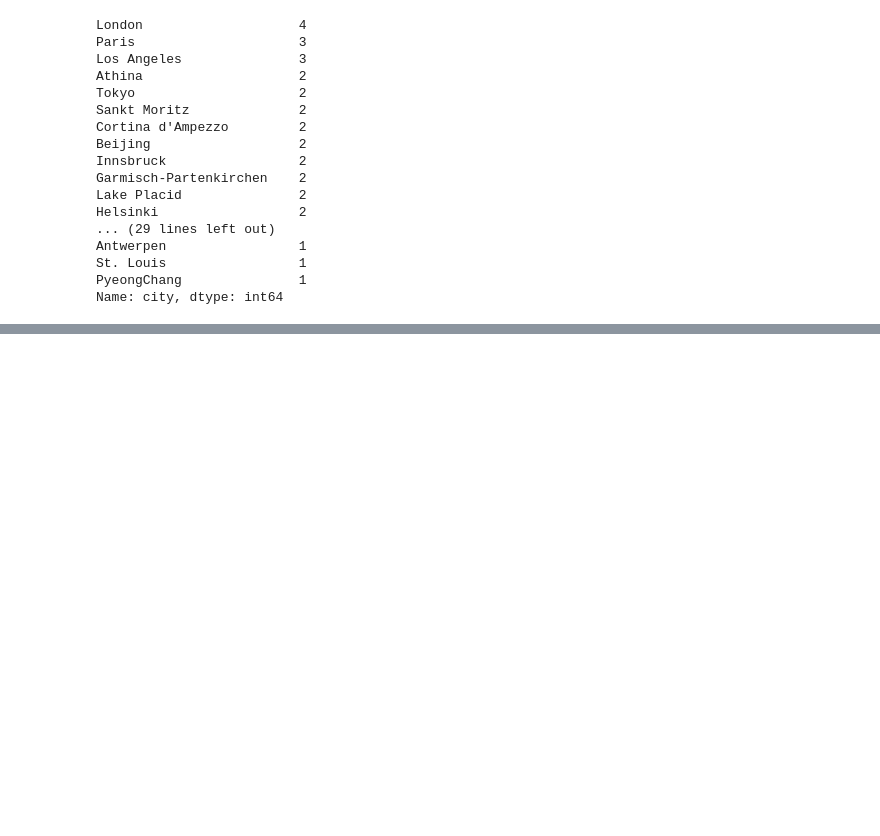
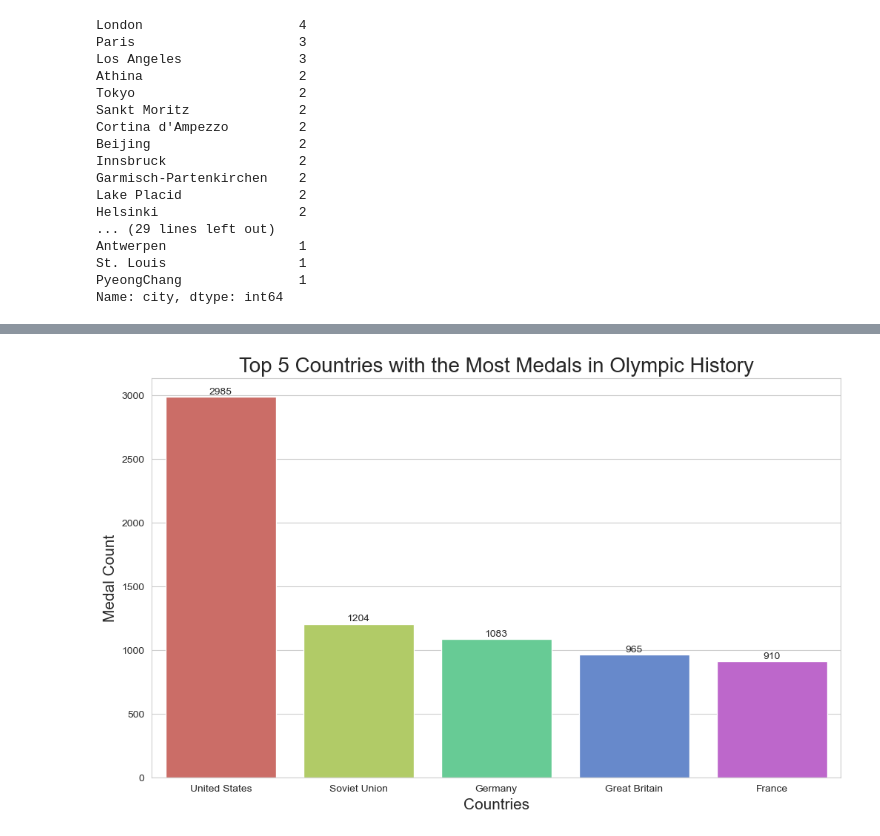
Before and after one commit to gururaser/data-analysis-of-olympic-games, a Jupyter notebook: data_analysis_of_olympic_games.ipynb, the cells around one changed output, grey strips where cells are left out. Cells and saved outputs as stored; diff of their text form; code cells hidden in the pictures; blank space fills up the shorter version.

```diff
--- a/data_analysis_of_olympic_games.ipynb
+++ b/data_analysis_of_olympic_games.ipynb
@@ -228,0 +232,2 @@ Name: city, dtype: int64
+# %%
+medals = pd.read_csv('olympic_historical_dataset/Olympic_Games_Medal_Tally.csv')
@@ -228,0 +255,3 @@ Name: city, dtype: int64
+# %%
+# Creating new dataframe without "1906 Intercalated"
+medals = medals[medals["edition"] != "1906 Intercalated"]
@@ -228,0 +267,4 @@ Name: city, dtype: int64
+# %%
+medals_total = medals.groupby("country").agg({"total" : "sum"}).sort_values(by = "total", ascending = False).reset_index()
+# Alternative code medals.groupby("country")[["total"]].sum().sort_values(by = "total",ascending=False)
+medals_total
@@ -228,0 +285,16 @@ Name: city, dtype: int64
+# %%
+plt.figure(figsize = (12,7))
+ax = sns.barplot(data = medals_total.head(5), x = "country", y = "total", palette="hls")
+
+# Add the number of medals on each bar
+for p in ax.patches:
+    ax.annotate(format(p.get_height(), '.0f'), (p.get_x() + p.get_width() / 2., p.get_height()),
+                ha = 'center', va = 'center', xytext = (0, 5), textcoords = 'offset points')
+
+plt.xlabel("Countries",fontsize = 15)
+plt.ylabel("Medal Count", fontsize = 15)
+plt.title("Top 5 Countries with the Most Medals in Olympic History", fontsize = 20)
+plt.savefig("top5_medal_countries.png", dpi=300,bbox_inches = 'tight')
+plt.show()
+# %% [output]
+[figure, added]
```
Also changed, not shown: parts of 17 cells of this notebook.
